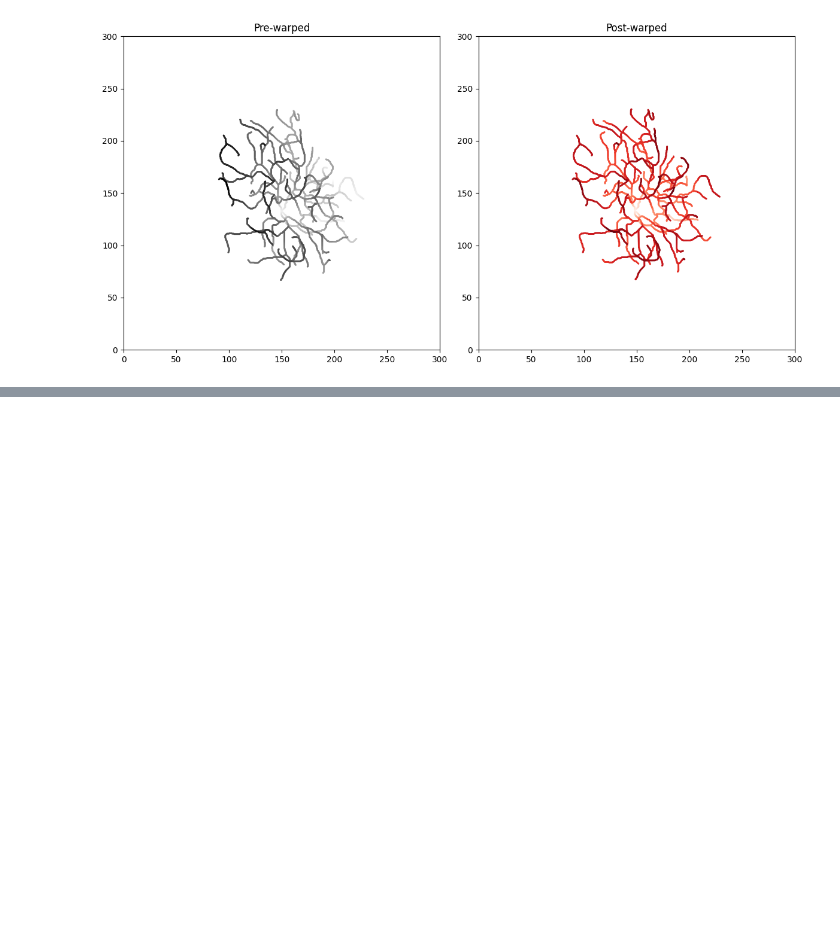
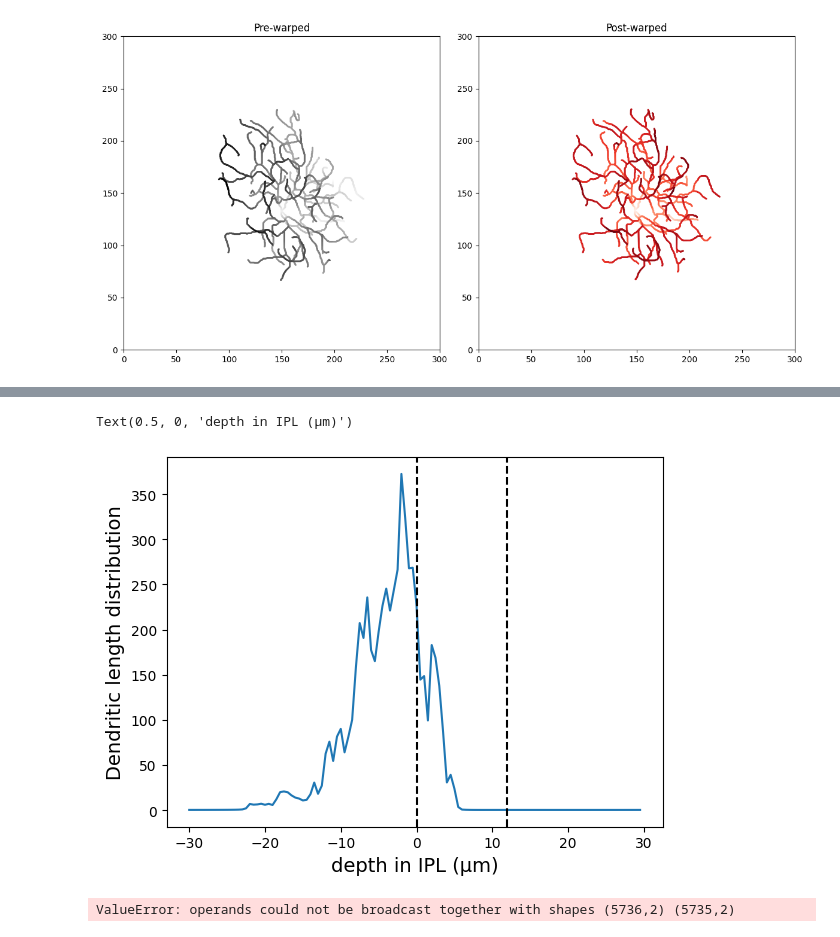
Before and after one commit to berenslab/pywarper, a Jupyter notebook: notebooks/example.ipynb, the cells around one changed output, grey strips where cells are left out. Saved outputs shown, nothing was run; the diff lists cells and outputs as text; code cells hidden in the pictures; blank space fills up the shorter version.

```diff
--- a/notebooks/example.ipynb
+++ b/notebooks/example.ipynb
@@ -143,3 +175,31 @@ fig.tight_layout()
+# %%
+import scipy.io
+warped_arbor_mat = scipy.io.loadmat("../tests/data/warpedArbor_jump.mat", squeeze_me=True, struct_as_record=False)["warpedArbor"]
+warped_arbor_mat = {
+    "nodes": warped_arbor_mat.nodes,
+    "edges": warped_arbor_mat.edges,
+    "radii": warped_arbor_mat.radii,
+    "medVZmin": warped_arbor_mat.medVZmin,
+    "medVZmax": warped_arbor_mat.medVZmax,
+}
+x, z = get_zprofile(warped_arbor_mat, z_res=0.5, grid_point_count=120, z_ext=5.)
+
+plt.plot(x, z)
+plt.axvline(0, color='k', linestyle='--')
+plt.axvline(12, color='k', linestyle='--')
+plt.ylabel('Dendritic length distribution', fontsize=14)
+plt.xlabel(('depth in IPL (μm)'), fontsize=14)
+# %% [output]
+Text(0.5, 0, 'depth in IPL (μm)')
+[figure, added]
+# %%
+for key in warped_arbor.keys():
+    if key in ["medVZmin", "medVZmax"]:
+        assert np.isclose(warped_arbor[key], warped_arbor_mat[key]).all()
+    else:
+        assert np.allclose(warped_arbor[key], warped_arbor_mat[key])
+# %% [output]
+ValueError: operands could not be broadcast together with shapes (5736,2) (5735,2)
 # %%
 %load_ext watermark
 %watermark --time --date --timezone --updated --python --iversions --watermark
```
Also changed, not shown: parts of 7 cells of this notebook, 1 other file.
